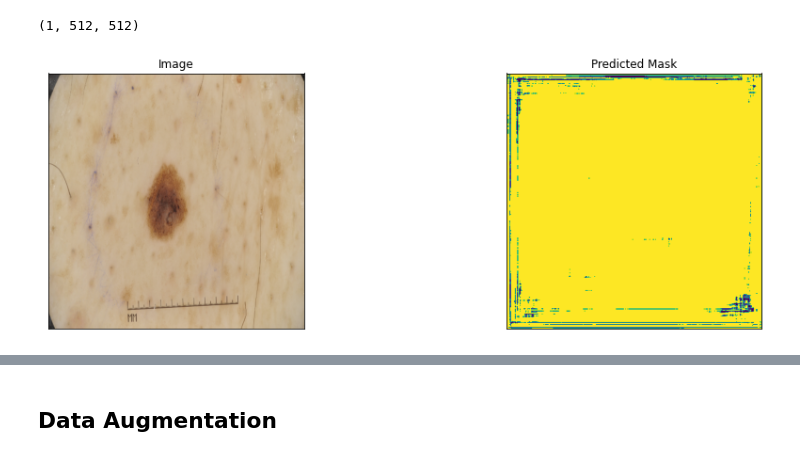
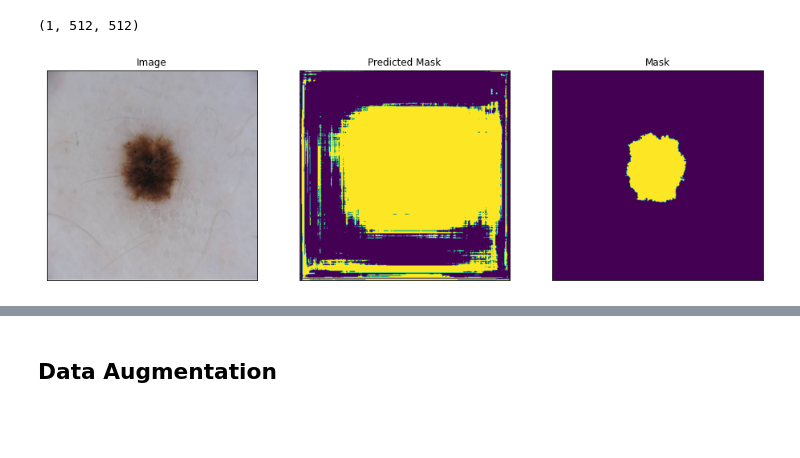
Before and after one commit to jhabr/xcs229ii_final_project, a Jupyter notebook: code/notebooks/baseline.ipynb, the cells around one changed output, grey strips where cells are left out. Drawn from its saved outputs; the diff is of its cells as text; code cells hidden in the pictures; blank space fills up the shorter version.

```diff
--- a/code/notebooks/baseline.ipynb
+++ b/code/notebooks/baseline.ipynb
@@ -101,27 +64,28 @@ plt.show()
 ## Prediction
 # %%
 import segmentation_models as sm
-from constants import TEST_DIR
+from constants import TRAIN_DIR
 from utils.dataloader import SimpleDataLoader
-from utils.helper import Visualisation
 
 simple_data_loader = SimpleDataLoader(
     backbone=Trainer.BACKBONE,
-    images_path=os.path.join(TEST_DIR, "images"),
+    images_path=os.path.join(TRAIN_DIR, "images"),
+    mask_path=os.path.join(TRAIN_DIR, "masks"),
     size=10
 )
 
-test_images = simple_data_loader.get_images()
+train_images = simple_data_loader.get_images()
+train_masks = simple_data_loader.get_masks()
 # %%
 import numpy as np
 
-test_image = test_images[1]
+train_image = train_images[1]
 
-print(test_image.shape)
-test_image = np.expand_dims(test_image, axis=0)  # add batch dimension
-print(test_image.shape)
+print(train_image.shape)
+train_image = np.expand_dims(train_image, axis=0)  # add batch dimension
+print(train_image.shape)
 
-Visualisation().show(image=test_image.squeeze())
+Visualisation().plot_images(image=train_image.squeeze())
 # %% [output]
 (512, 512, 3)
 (1, 512, 512, 3)
@@ -129,5 +93,7 @@ Visualisation().show(image=test_image.squeeze())
+# %%
+model.load_weights(os.path.join("baseline", "export", "baseline.h5"))
 # %%
-predicted_mask = model.predict(test_image).round()
+predicted_mask = model.predict(train_image).round()
 print(predicted_mask.shape)
 # %% [output]
 (1, 512, 512, 1)
@@ -136,10 +102,11 @@ predicted_mask[..., 0].shape
 # %% [output]
 (1, 512, 512)
 # %%
-Visualisation().show(
-    image=test_image.squeeze(),
-    predicted_mask=predicted_mask[..., 0].squeeze()
+Visualisation().plot_images(
+    image=train_image.squeeze(),
+    predicted_mask=predicted_mask[..., 0].squeeze(),
+    mask=train_masks[1]
 )
 # %% [output]
-[figure, old version]
+[figure, new version]
 # %%
```
Also changed, not shown: parts of 9 cells of this notebook, 2 other files.
